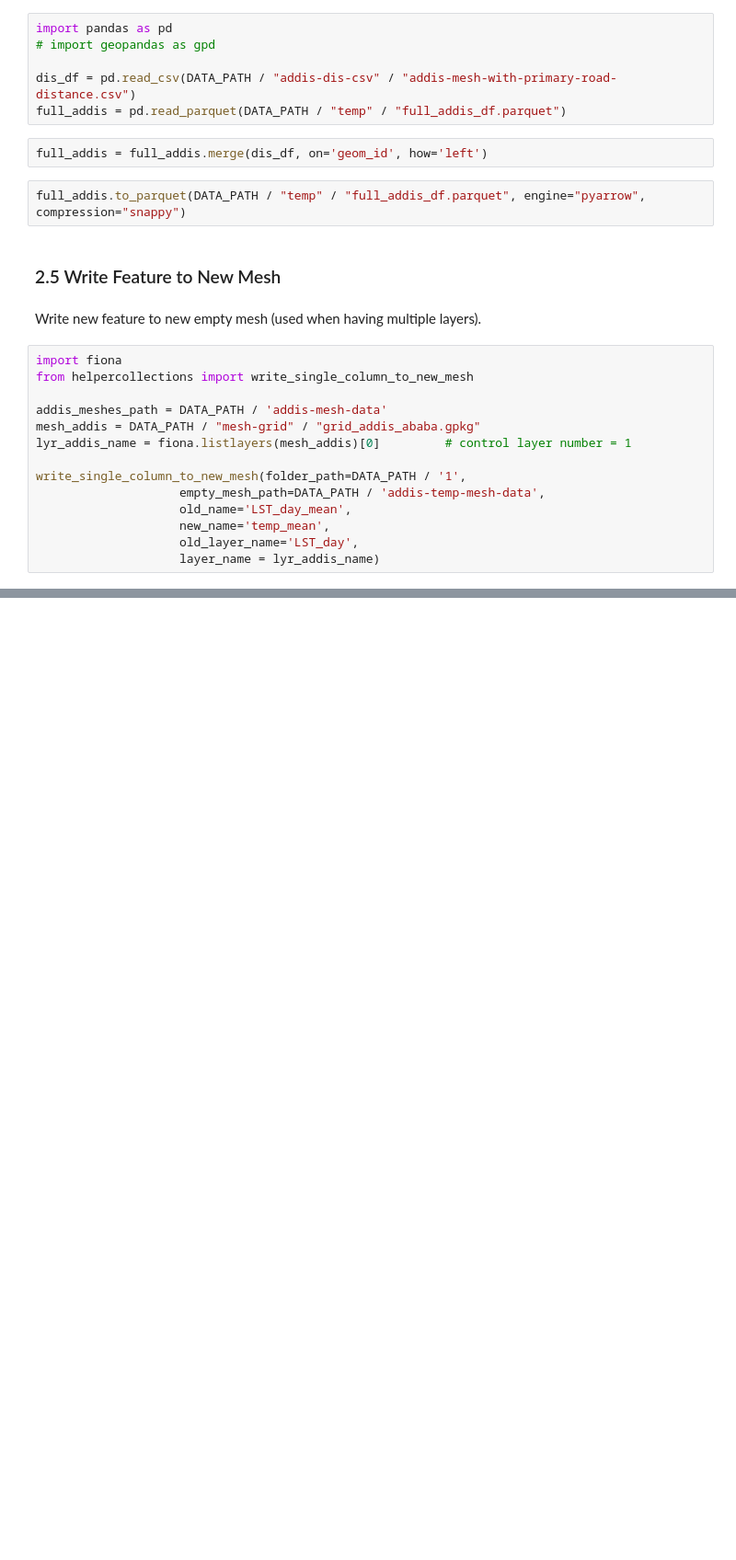
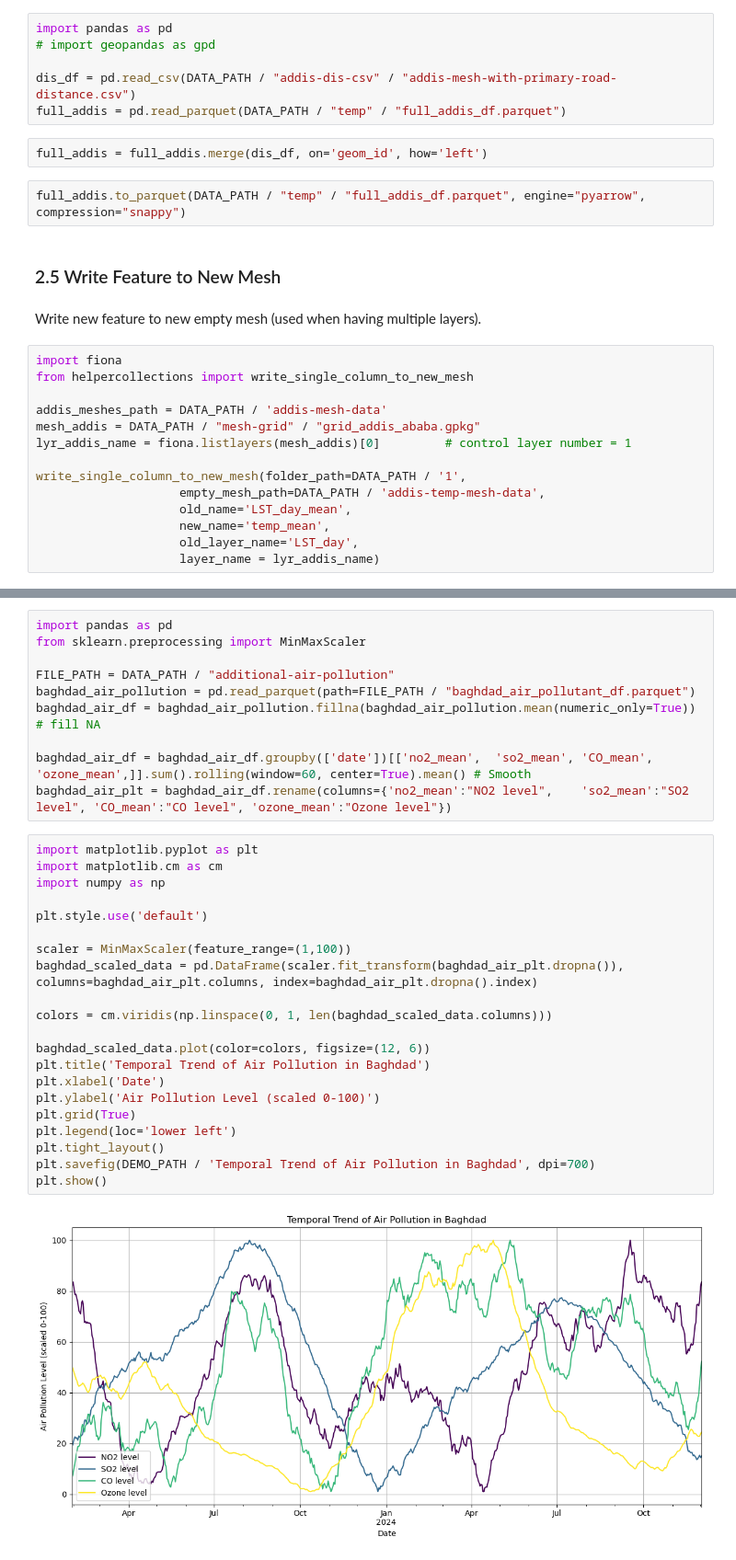
Before and after one commit to yixuan228/air-pollution-mobility-research-project, a Jupyter notebook: notebooks/appendix.ipynb, the cells around one changed output, grey strips where cells are left out. Shown at 92% size. Saved outputs shown, nothing was run; the diff lists cells and outputs as text; blank space fills up the shorter version.

```diff
--- a/notebooks/appendix.ipynb
+++ b/notebooks/appendix.ipynb
@@ -1028,0 +1108,33 @@ write_single_column_to_new_mesh(folder_path=DATA_PATH / '1',
+# %%
+import pandas as pd
+from sklearn.preprocessing import MinMaxScaler
+
+FILE_PATH = DATA_PATH / "additional-air-pollution"
+baghdad_air_pollution = pd.read_parquet(path=FILE_PATH / "baghdad_air_pollutant_df.parquet")
+baghdad_air_df = baghdad_air_pollution.fillna(baghdad_air_pollution.mean(numeric_only=True))  # fill NA
+
+baghdad_air_df = baghdad_air_df.groupby(['date'])[['no2_mean',	'so2_mean',	'CO_mean',	'ozone_mean',]].sum().rolling(window=60, center=True).mean() # Smooth
+baghdad_air_plt = baghdad_air_df.rename(columns={'no2_mean':"NO2 level",	'so2_mean':"SO2 level",	'CO_mean':"CO level", 'ozone_mean':"Ozone level"})
+# %%
+import matplotlib.pyplot as plt
+import matplotlib.cm as cm
+import numpy as np
+
+plt.style.use('default')
+
+scaler = MinMaxScaler(feature_range=(1,100))
+baghdad_scaled_data = pd.DataFrame(scaler.fit_transform(baghdad_air_plt.dropna()), columns=baghdad_air_plt.columns, index=baghdad_air_plt.dropna().index)
+
+colors = cm.viridis(np.linspace(0, 1, len(baghdad_scaled_data.columns)))
+
+baghdad_scaled_data.plot(color=colors, figsize=(12, 6))
+plt.title('Temporal Trend of Air Pollution in Baghdad')
+plt.xlabel('Date')
+plt.ylabel('Air Pollution Level (scaled 0-100)')
+plt.grid(True)
+plt.legend(loc='lower left')
+plt.tight_layout()
+plt.savefig(DEMO_PATH / 'Temporal Trend of Air Pollution in Baghdad', dpi=700)
+plt.show()
+# %% [output]
+[figure, added]
```
Also changed, not shown: parts of 14 cells of this notebook, 6 other files.
